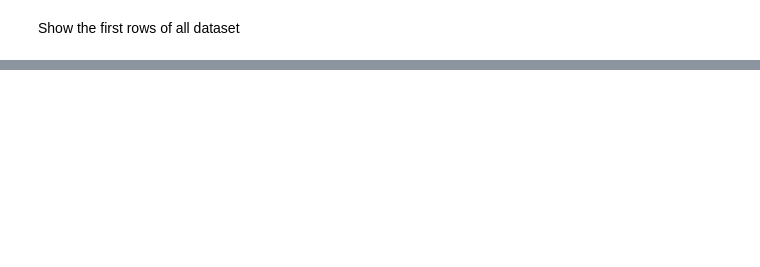
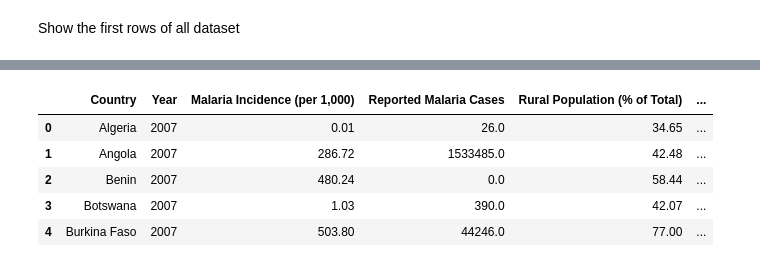
Before and after one commit to nasby18/Malaria_case_tracking_dashboard, a Jupyter notebook: notebooks/Data preprocessing.ipynb, the cells around one changed output, grey strips where cells are left out. Cells and saved outputs as stored; diff of their text form; code cells hidden in the pictures; blank space fills up the shorter version.

```diff
--- a/notebooks/Data preprocessing.ipynb
+++ b/notebooks/Data preprocessing.ipynb
@@ -220,0 +119,4 @@ p_perfomance_df.head()
+# %%
+#drop all null value, since there is few number of null values.
+ds = ds.dropna()
+ds.shape
@@ -242,0 +147,29 @@ p_perfomance_df.to_csv('p_perfomance_df.csv')
+# %%
+# change the colmn name to appropriate names
+ds.rename(columns={
+    'Country Name': 'Country',
+    'Year': 'Year',
+    'Incidence of malaria (per 1,000 population at risk)': 'Malaria Incidence (per 1,000)',
+    'Malaria cases reported': 'Reported Malaria Cases',
+    'Rural population (% of total population)': 'Rural Population (% of Total)',
+    'Rural population growth (annual %)': 'Rural Population Growth (Annual %)',
+    'Urban population (% of total population)': 'Urban Population (% of Total)',
+    'Urban population growth (annual %)': 'Urban Population Growth (Annual %)',
+    'People using at least basic drinking water services (% of population)': 'Basic Drinking Water (% of Population)',
+    'People using at least basic drinking water services, rural (% of rural population)': 'Basic Drinking Water, Rural (% of Rural Population)',
+    'People using at least basic drinking water services, urban (% of urban population)': 'Basic Drinking Water, Urban (% of Urban Population)',
+    'People using at least basic sanitation services (% of population)': 'Basic Sanitation (% of Population)',
+    'People using at least basic sanitation services, rural (% of rural population)': 'Basic Sanitation, Rural (% of Rural Population)',
+    'People using at least basic sanitation services, urban  (% of urban population)': 'Basic Sanitation, Urban (% of Urban Population)',
+    'latitude': 'Latitude',
+    'longitude': 'Longitude'
+}, inplace=True)
+# %%
+ds.head()
+# %% [output]
+|  | Country | Year | Malaria Incidence (per 1,000) | Reported Malaria Cases | Rural Population (% of Total) | ... |
+| 0 | Algeria | 2007 | 0.01 | 26.0 | 34.65 | ... |
+| 1 | Angola | 2007 | 286.72 | 1533485.0 | 42.48 | ... |
+| 2 | Benin | 2007 | 480.24 | 0.0 | 58.44 | ... |
+| 3 | Botswana | 2007 | 1.03 | 390.0 | 42.07 | ... |
+| 4 | Burkina Faso | 2007 | 503.80 | 44246.0 | 77.00 | ... |
```
Also changed, not shown: parts of 22 cells of this notebook, 9 other files.
